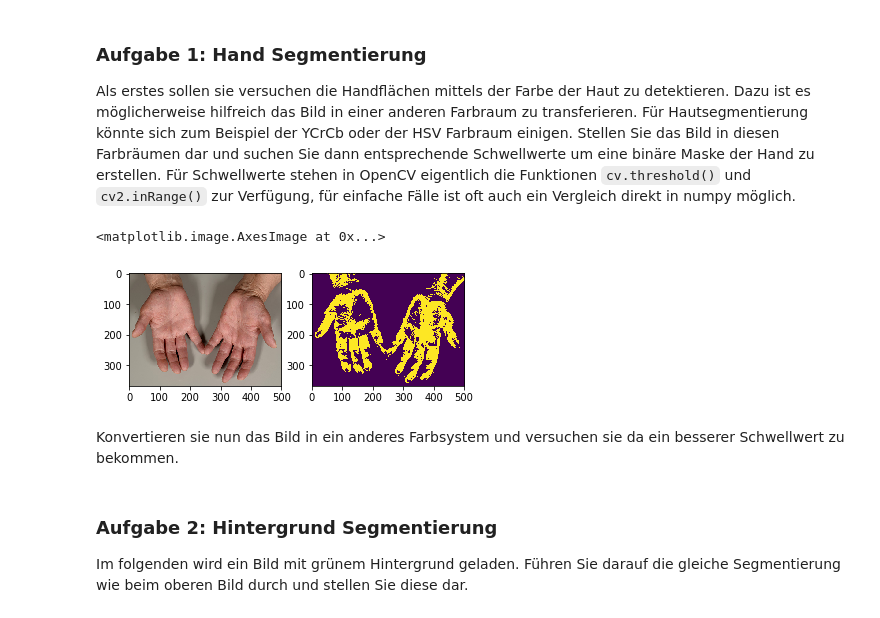
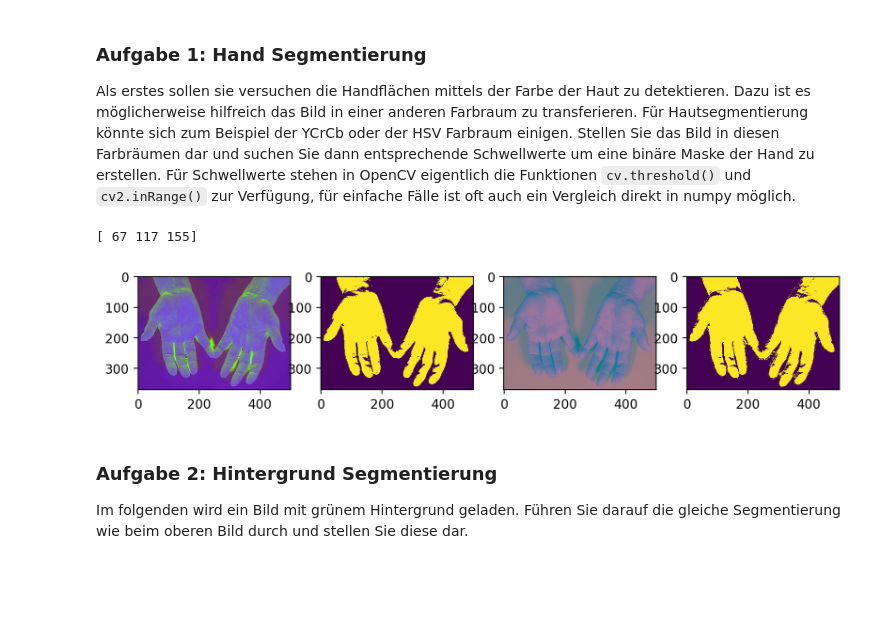
Before and after one commit to Jabba-The-Gut/HSLU_IPCV, a Jupyter notebook: uebung02/opencv_uebung2.ipynb, the cells around one changed output. Cells and saved outputs as stored; diff of their text form; code cells hidden in the pictures; blank space fills up the shorter version.

```diff
--- a/uebung02/opencv_uebung2.ipynb
+++ b/uebung02/opencv_uebung2.ipynb
@@ -22,22 +21,3 @@ mpl.rcParams["figure.figsize"] = [10,5]
 ### Aufgabe 1: Hand Segmentierung
 
 Als erstes sollen sie versuchen die Handflächen mittels der Farbe der Haut zu detektieren. Dazu ist es möglicherweise hilfreich das Bild in einer anderen Farbraum zu transferieren. Für Hautsegmentierung könnte sich zum Beispiel der YCrCb oder der HSV Farbraum einigen. Stellen Sie das Bild in diesen Farbräumen dar und suchen Sie dann entsprechende Schwellwerte um eine binäre Maske der Hand zu erstellen. Für Schwellwerte stehen in OpenCV eigentlich die Funktionen `cv.threshold()` und `cv2.inRange()` zur Verfügung, für einfache Fälle ist oft auch ein Vergleich direkt in numpy möglich.
-# %%
-image_grey_back = cv2.imread('images/hand_grey_small.png')
-image_grey_back = cv2.cvtColor(image_grey_back, cv2.COLOR_BGR2RGB)
-
-# simple threshold in RGB
-min = np.array([150, 0, 0])
-max = np.array([255, 140, 150])
-
-skin_image = cv2.inRange(image_grey_back, min, max)
-
-plt.subplot(1, 2, 1)
-plt.imshow(image_grey_back)
-plt.subplot(1, 2, 2)
-plt.imshow(skin_image)
-# %% [output]
-<matplotlib.image.AxesImage at 0x...>
-[figure, removed]
-# %% [markdown]
-Konvertieren sie nun das Bild in ein anderes Farbsystem und versuchen sie da ein besserer Schwellwert zu bekommen.
@@ -46,3 +24,33 @@ image_hsv = ...
+# %%
+image_grey_back = cv2.imread('images/hand_grey_small.png')
+image_color_space_hsv = cv2.cvtColor(image_grey_back, cv2.COLOR_RGB2HSV)
+image_color_space_ycr = cv2.cvtColor(image_grey_back, cv2.COLOR_RGB2YCrCb)
+
+# simple threshold in RGB
+min_hsv = np.array([80, 70, 130])
+max_hsv = np.array([200, 200, 255])
+
+skin_image_hsv = cv2.inRange(image_color_space, min_hsv, max_hsv)
+
+min_ycr = np.array([70, 50, 138])
+max_ycr = np.array([200, 200, 255])
+
+skin_image_ycr = cv2.inRange(image_color_space_ycr, min_ycr, max_ycr)
+
+plt.subplot(1, 4, 1)
+plt.imshow(image_color_space_hsv)
+plt.subplot(1, 4, 2)
+plt.imshow(skin_image_hsv)
+plt.subplot(1,4,3)
+plt.imshow(image_color_space_ycr)
+plt.subplot(1,4,4)
+plt.imshow(skin_image_ycr)
+
+# check which pixels have which value to select treshold
+print(image_color_space_ycr[100, 50])
+# %% [output]
+[ 67 117 155]
+[figure, added]
 # %% [markdown]
 ### Aufgabe 2: Hintergrund Segmentierung
 
```
Also changed, not shown: parts of 8 cells of this notebook, 8 other files.
